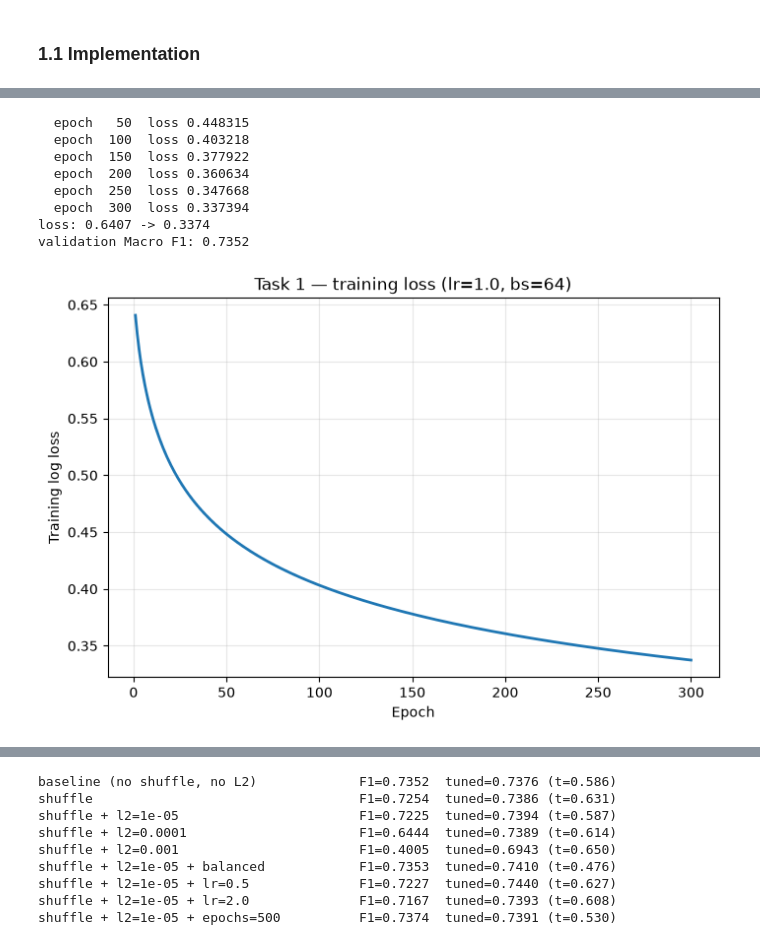
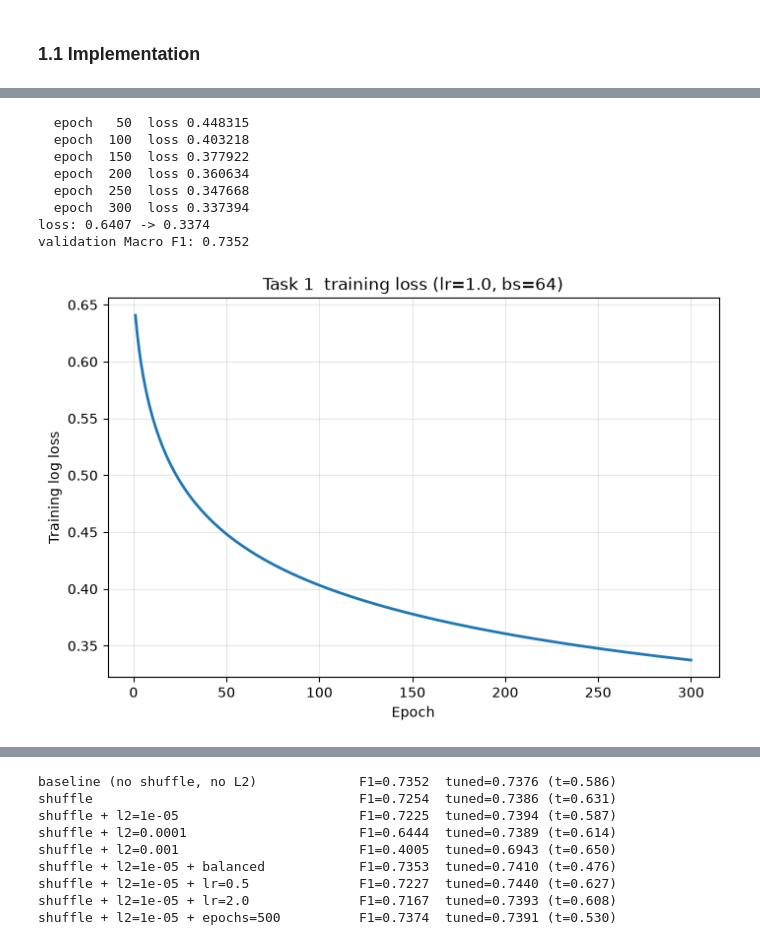
Before and after one commit to lav-22/TheHomiesML, a Jupyter notebook: notebooks/Final_Submission.ipynb, the cells around one changed output, grey strips where cells are left out. Saved outputs shown, nothing was run; the diff lists cells and outputs as text; code cells hidden in the pictures.

```diff
--- a/notebooks/TheHomiesML_Final_Submission.ipynb
+++ b/notebooks/Final_Submission.ipynb
@@ -314,25 +293,25 @@ down and the model learns something better than guessing.
 # %%
 w, b, losses = train(X_train, y_train.astype(np.float64),
                      bs=64, epochs=300, lr=1.0, shuffle=False, verbose=True)
 
 print("loss:", round(losses[0], 4), "->", round(losses[-1], 4))
 print("validation Macro F1:", round(calculate_macro_f1(y_val, predict(X_val, w, b)), 4))
 assert losses[-1] < losses[0], "loss should decrease"
 
 plt.figure(figsize=(8, 5))
 plt.plot(range(1, len(losses) + 1), losses, linewidth=2)
 plt.xlabel("Epoch"); plt.ylabel("Training log loss")
-plt.title("Task 1 — training loss (lr=1.0, bs=64)")
+plt.title("Task 1  training loss (lr=1.0, bs=64)")
 plt.grid(alpha=0.3)
 plt.savefig(FIGURES_DIR / "logreg_training_loss.png", dpi=150)
 plt.show()
 # %% [output]
   epoch   50  loss 0.448315
   epoch  100  loss 0.403218
   epoch  150  loss 0.377922
   epoch  200  loss 0.360634
   epoch  250  loss 0.347668
   epoch  300  loss 0.337394
 loss: 0.6407 -> 0.3374
 validation Macro F1: 0.7352
-[figure, old version]
+[figure, new version]
```
Also changed, not shown: parts of 88 cells of this notebook, 5 other files.
